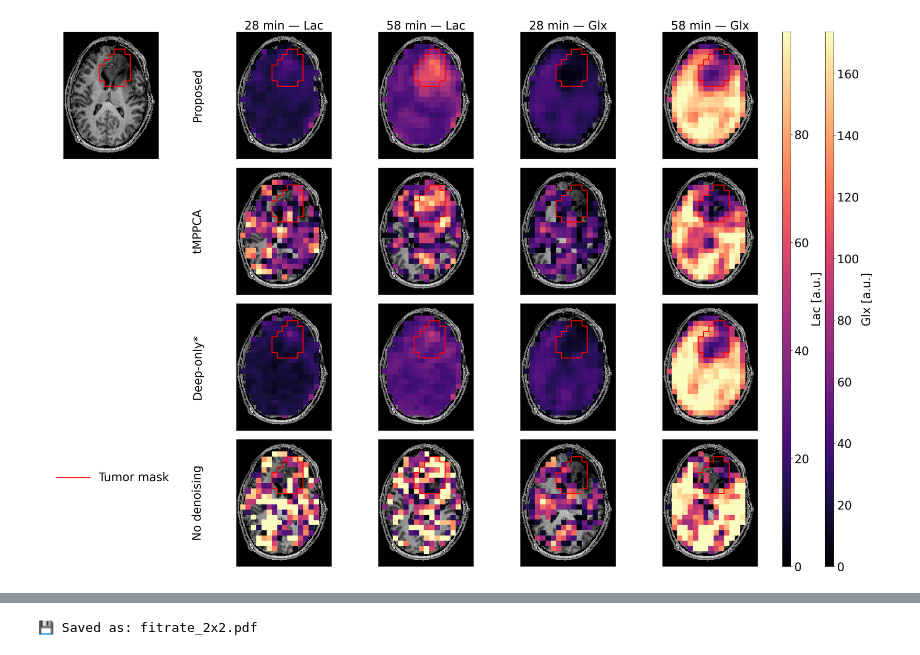
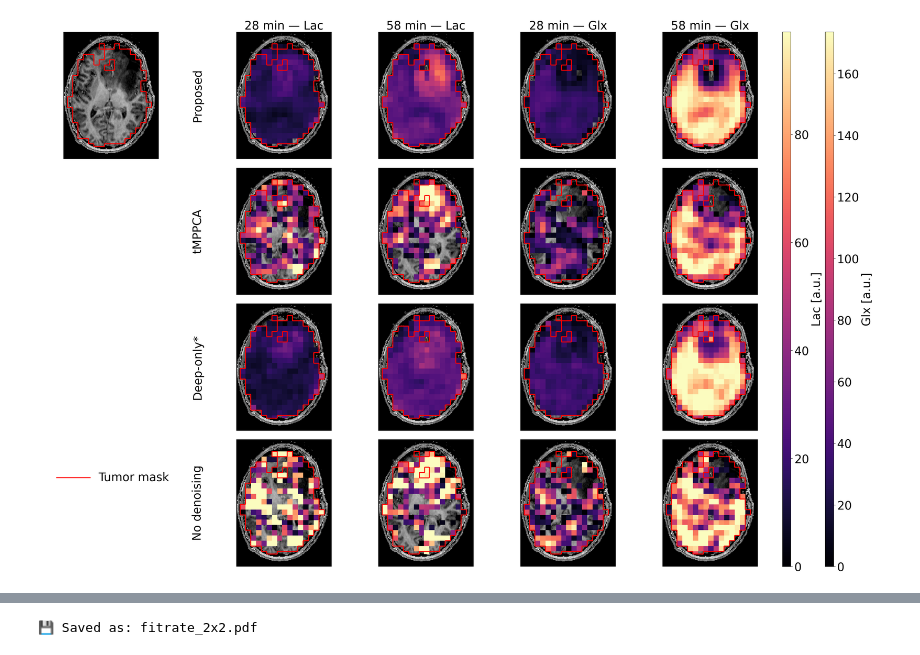
Before and after one commit to EdgarFischer/DMI_Denoising, a Jupyter notebook: notebooks/GraphikenISMRM_tumor.ipynb, the cells around one changed output, grey strips where cells are left out. Cells and saved outputs as stored; diff of their text form; code cells hidden in the pictures.

```diff
--- a/notebooks/GraphikenISMRM_tumor.ipynb
+++ b/notebooks/GraphikenISMRM_tumor.ipynb
@@ -269,32 +269,32 @@ def plot_dmi_timecourse_multi(
                               color=box_color, linewidth=max(box_linewidth, 1.0),
                               transform=fig.transFigure, figure=fig))
     # optional Text (wenn du ihn willst, einfach entkommentieren)
     # fig.text(legend_x + legend_dx + 0.01, legend_y2, "Marked voxel",
     #          color='black', va='center', fontsize=fontsize, transform=fig.transFigure)
 
     plt.show()
     fig.savefig("output.pdf", bbox_inches='tight', facecolor=fig.get_facecolor())
 
 
 plot_dmi_timecourse_multi(
     BASE_LIST=[
         "MetabMaps/Tumor_1_deep_tMPPCA_5D",
         "MetabMaps/Tumor_1_tMPPCA_5D",
         "MetabMaps/Tumor_1_FullRank_deep",
         "MetabMaps/Tumor_1_noisy"
     ],
     T_INDEX_LIST=[4, 10],
     method_labels=["Proposed", "tMPPCA","Deep-only*", "No denoising"],
     rep_labels=["28 min", "58 min"],
-    DMI_Z=11,
+    DMI_Z=10,
     align_t1_to_dmi=True,
     metabolites=("Lac", "Glx"),
     overlay_alpha=1.0,
     overlay_mask_mode="percentile",
     overlay_mask_percentile=5.0,
     tumor_mask_filename="Tumor_1_mask.nii",
     tumor_color="red",
     tumor_linewidth=2.0
 )
 # %% [output]
-[figure, old version]
+[figure, new version]
```
Also changed, not shown: parts of 2 cells of this notebook, 15 other files.
